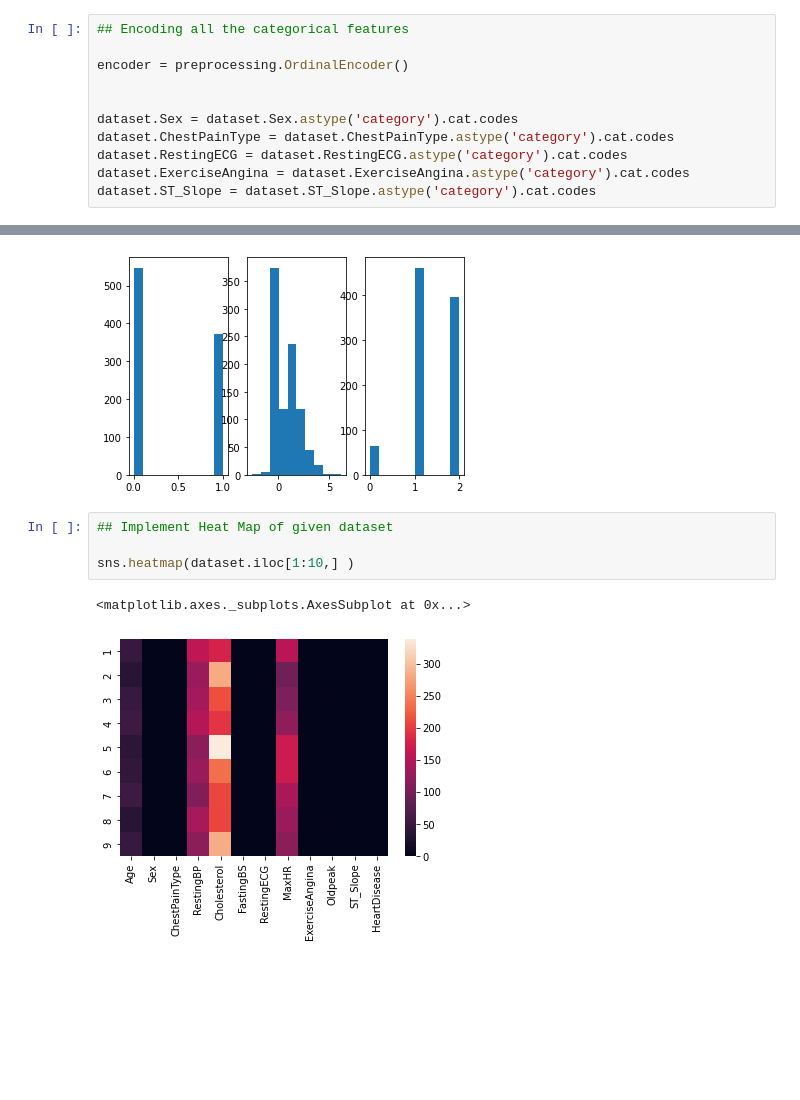
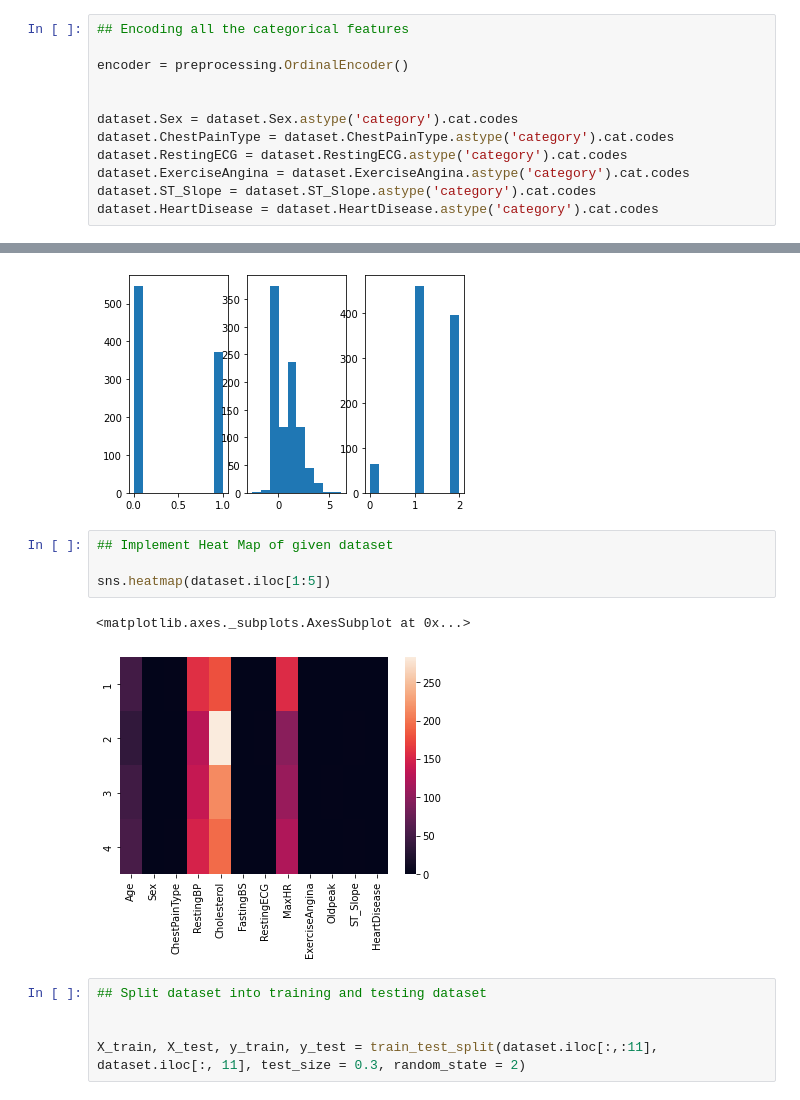
Before and after one commit to dayaniravi123/Machine-Learning-Projects, a Jupyter notebook: Heart_Failure_Detection.ipynb, the cells around one changed output, grey strips where cells are left out. Cells and saved outputs as stored; diff of their text form; blank space fills up the shorter version.

```diff
--- a/Heart_Failure_Detection.ipynb
+++ b/Heart_Failure_Detection.ipynb
@@ -63,6 +68,7 @@ dataset.ChestPainType = dataset.ChestPainType.astype('category').cat.codes
 dataset.RestingECG = dataset.RestingECG.astype('category').cat.codes
 dataset.ExerciseAngina = dataset.ExerciseAngina.astype('category').cat.codes
 dataset.ST_Slope = dataset.ST_Slope.astype('category').cat.codes
+dataset.HeartDisease = dataset.HeartDisease.astype('category').cat.codes
 # %%
 dataset.head()
 # %% [output]
@@ -146,7 +152,12 @@ plt.hist(dataset['ST_Slope'])
 # %%
 ## Implement Heat Map of given dataset
 
-sns.heatmap(dataset.iloc[1:10,] )
+sns.heatmap(dataset.iloc[1:5])
 # %% [output]
 <matplotlib.axes._subplots.AxesSubplot at 0x...>
-[figure, old version]
+[figure, new version]
+# %%
+## Split dataset into training and testing dataset
+
+
+X_train, X_test, y_train, y_test = train_test_split(dataset.iloc[:,:11], dataset.iloc[:, 11], test_size = 0.3, random_state = 2)
```
Also changed, not shown: parts of 6 cells of this notebook.
